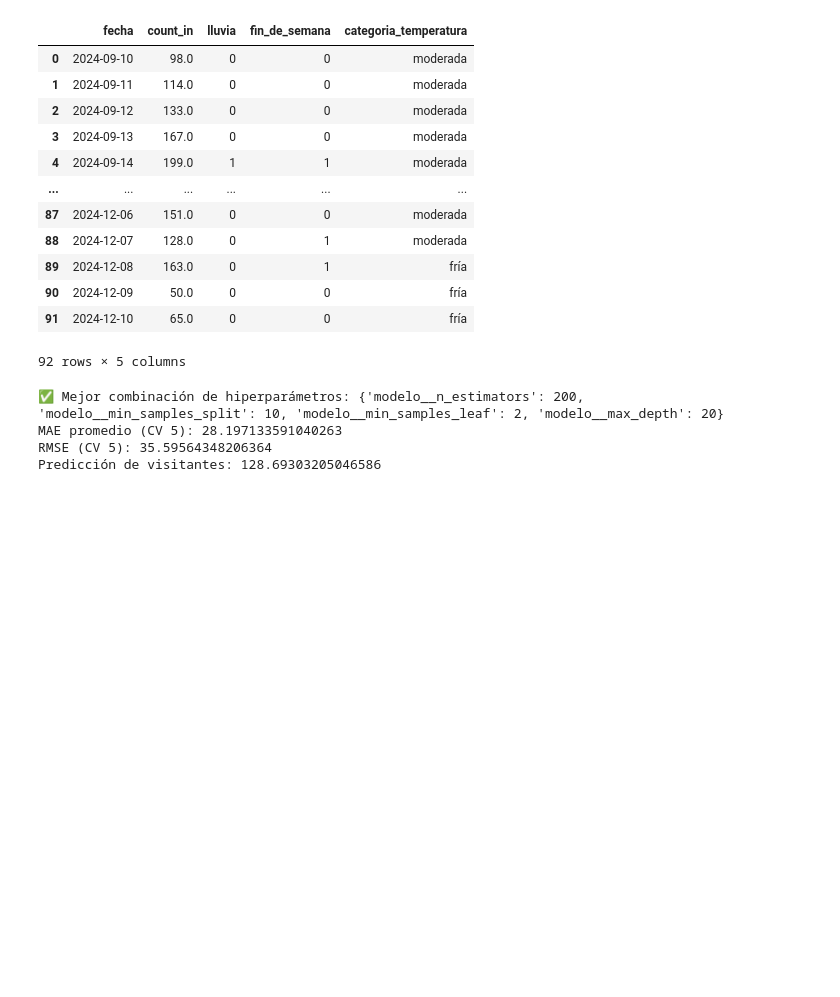
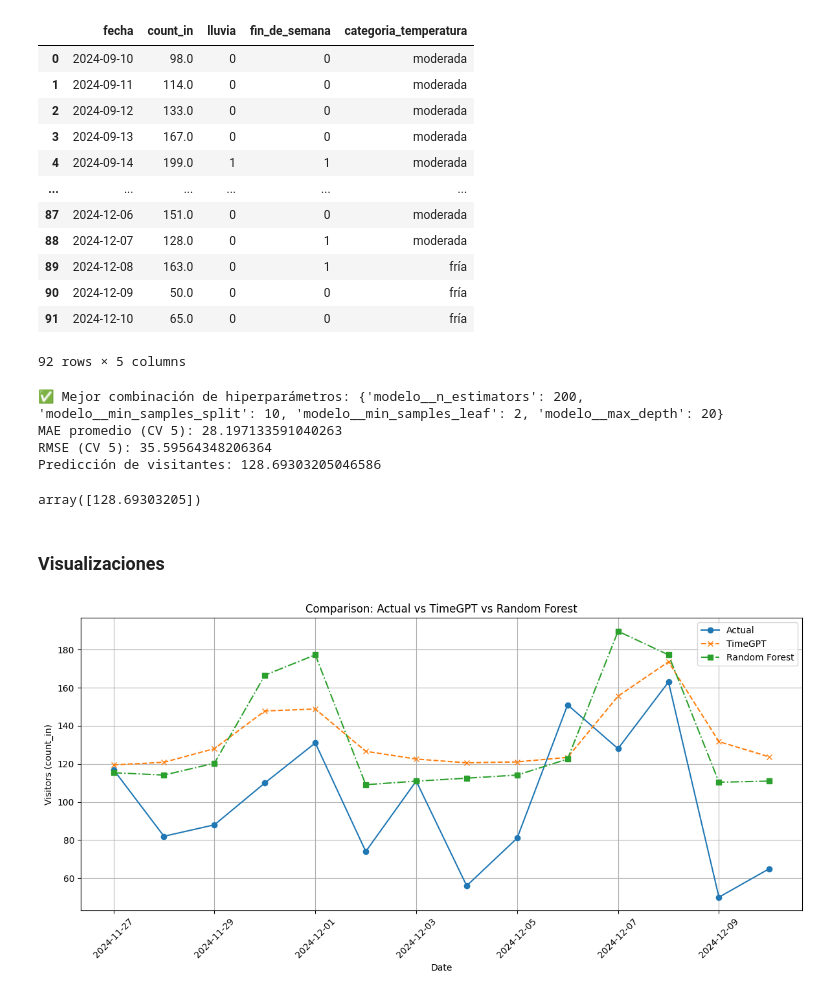
Before and after one commit to hugoloopez/NaturalParkOcuppancy, a Jupyter notebook: obtencion_tratamiento_datos.ipynb, the cells around one changed output. Cells and saved outputs as stored; diff of their text form; code cells hidden in the pictures; blank space fills up the shorter version.

Commit message:
feat: Visualizacione

```diff
--- a/obtencion_tratamiento_datos.ipynb
+++ b/obtencion_tratamiento_datos.ipynb
@@ -662,8 +749,47 @@ nueva_fecha = pd.DataFrame({
 })
 prediccion = best_pipeline.predict(nueva_fecha)
 print("Predicción de visitantes:", prediccion[0])
+prediccion
 # %% [output]
 ✅ Mejor combinación de hiperparámetros: {'modelo__n_estimators': 200, 'modelo__min_samples_split': 10, 'modelo__min_samples_leaf': 2, 'modelo__max_depth': 20}
 MAE promedio (CV 5): 28.197133591040263
 RMSE (CV 5): 35.59564348206364
 Predicción de visitantes: 128.69303205046586
+array([128.69303205])
+# %% [markdown]
+### Visualizaciones
+# %%
+import matplotlib.pyplot as plt
+import pandas as pd
+
+# Crear dataframe de comparación
+df_comparacion = pd.DataFrame({
+    'Fecha': df_test['ds'].values,
+    'Real': df_test['y'].values,
+    'TimeGPT': forecast['TimeGPT'].values,
+    'RandomForest': y_pred_cv[-14:]  # ← CAMBIO AQUÍ
+})
+
+# Calcular error absoluto
+df_comparacion['Error_TimeGPT'] = abs(df_comparacion['Real'] - df_comparacion['TimeGPT'])
+df_comparacion['Error_RF'] = abs(df_comparacion['Real'] - df_comparacion['RandomForest'])
+
+
+df_comparacion.set_index('Fecha', inplace=True)
+
+# Graficar
+plt.figure(figsize=(12, 6))
+plt.plot(df_comparacion.index, df_comparacion['Real'], label='Actual', marker='o')
+plt.plot(df_comparacion.index, df_comparacion['TimeGPT'], label='TimeGPT', linestyle='--', marker='x')
+plt.plot(df_comparacion.index, df_comparacion['RandomForest'], label='Random Forest', linestyle='-.', marker='s')
+
+plt.title('Comparison: Actual vs TimeGPT vs Random Forest')
+plt.xlabel('Date')
+plt.ylabel('Visitors (count_in)')
+plt.legend()
+plt.grid(True)
+plt.xticks(rotation=45)
+plt.tight_layout()
+plt.show()
+# %% [output]
+[figure, added]
```
Also changed, not shown: parts of 12 cells of this notebook.
